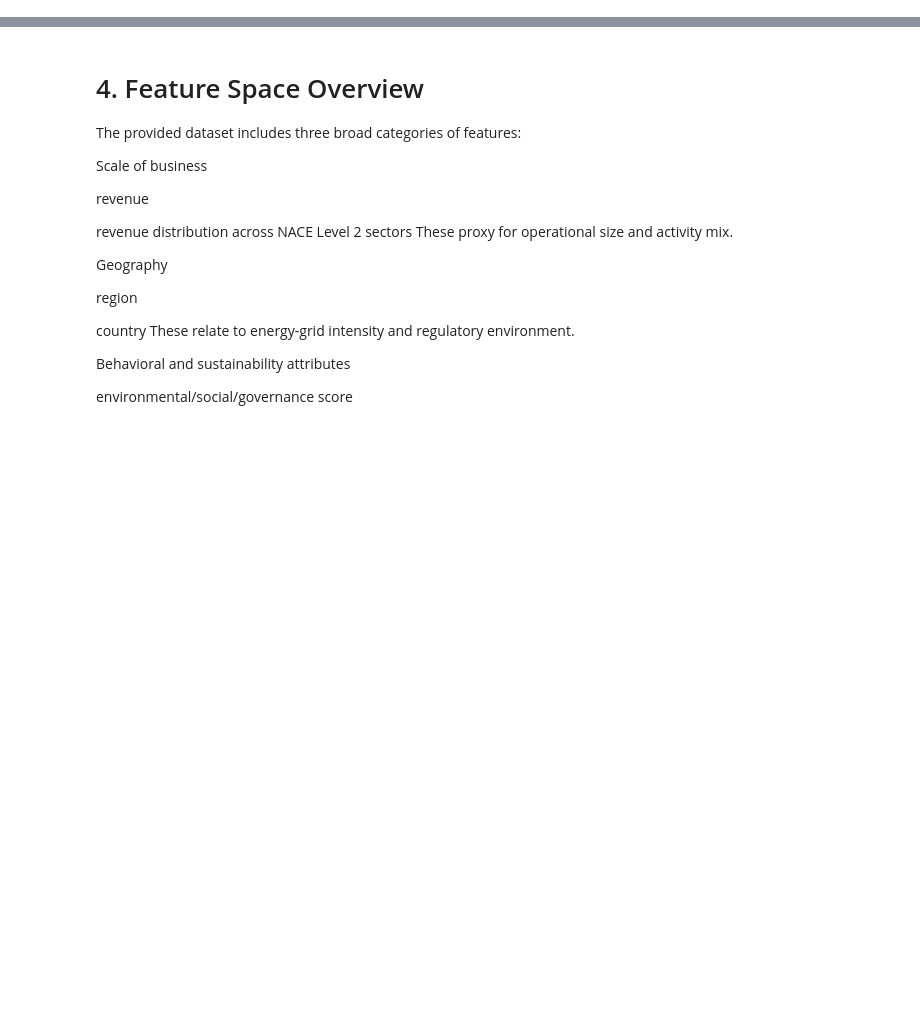
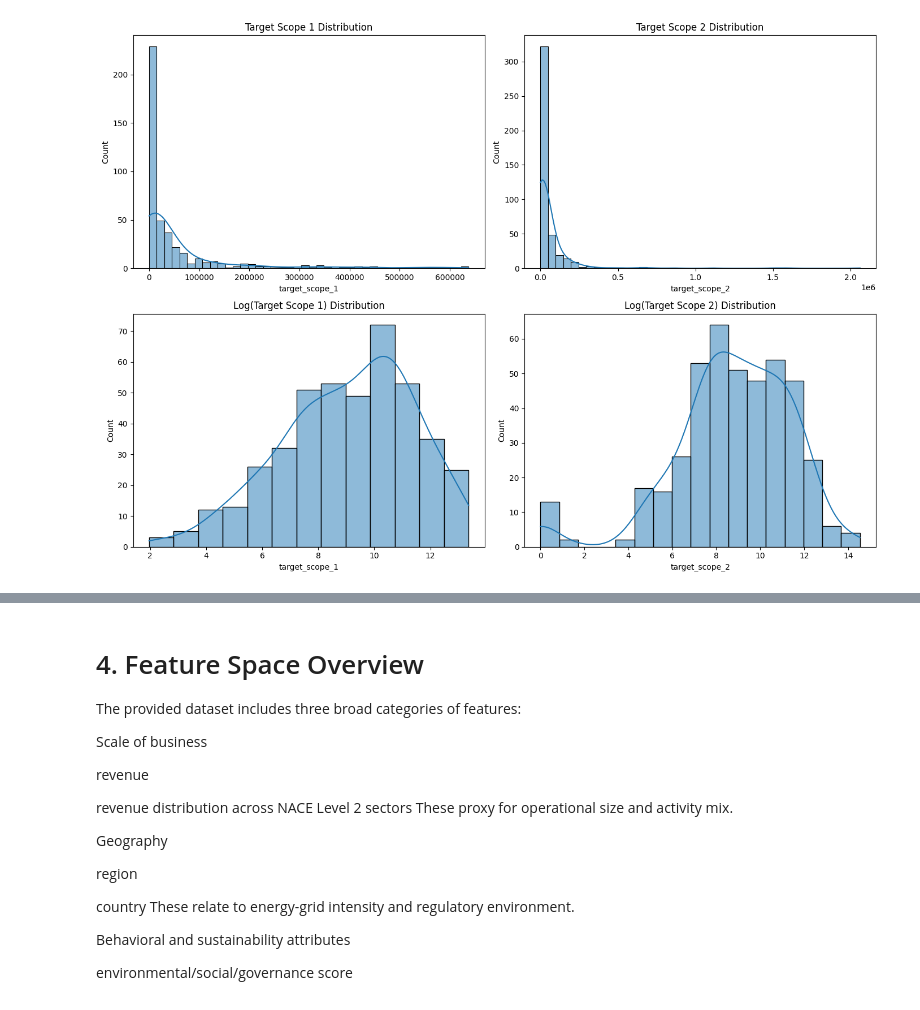
Before and after one commit to changju784/fitch-codeathon2025-team5, a Jupyter notebook: final.ipynb, the cells around one changed output, grey strips where cells are left out. Drawn from its saved outputs; the diff is of its cells as text; code cells hidden in the pictures; blank space fills up the shorter version.

```diff
--- a/final.ipynb
+++ b/final.ipynb
@@ -148,0 +89,32 @@ These design choices reduce sensitivity to heavy-tail noise, prioritize reliable
+# %%
+import pandas as pd
+import matplotlib.pyplot as plt
+import seaborn as sns
+import numpy as np
+
+# Load data
+df = pd.read_csv('data/train.csv')
+
+# Plot distributions
+fig, axes = plt.subplots(2, 2, figsize=(14, 10))
+
+# Scope 1
+sns.histplot(df['target_scope_1'], kde=True, ax=axes[0, 0])
+axes[0, 0].set_title('Target Scope 1 Distribution')
+
+# Scope 2
+sns.histplot(df['target_scope_2'], kde=True, ax=axes[0, 1])
+axes[0, 1].set_title('Target Scope 2 Distribution')
+
+# Log Scope 1
+sns.histplot(np.log1p(df['target_scope_1']), kde=True, ax=axes[1, 0])
+axes[1, 0].set_title('Log(Target Scope 1) Distribution')
+
+# Log Scope 2
+sns.histplot(np.log1p(df['target_scope_2']), kde=True, ax=axes[1, 1])
+axes[1, 1].set_title('Log(Target Scope 2) Distribution')
+
+plt.tight_layout()
+plt.show()
+# %% [output]
+[figure, added]
```
Also changed, not shown: parts of 26 cells of this notebook, 5 other files.
